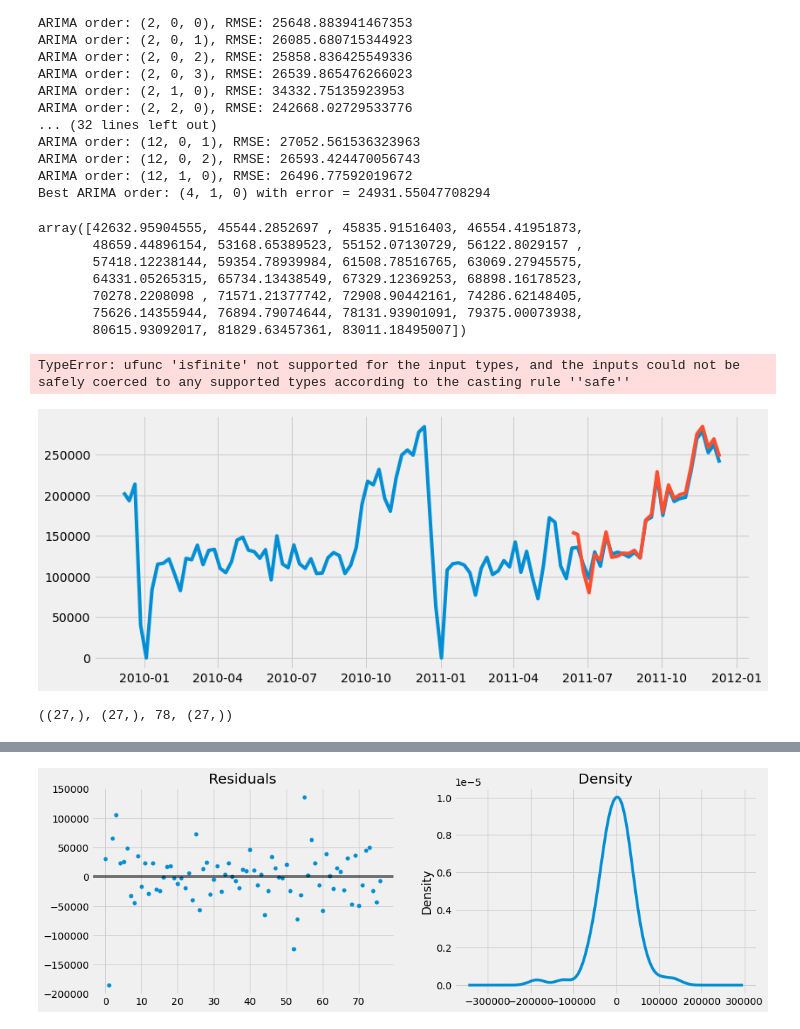
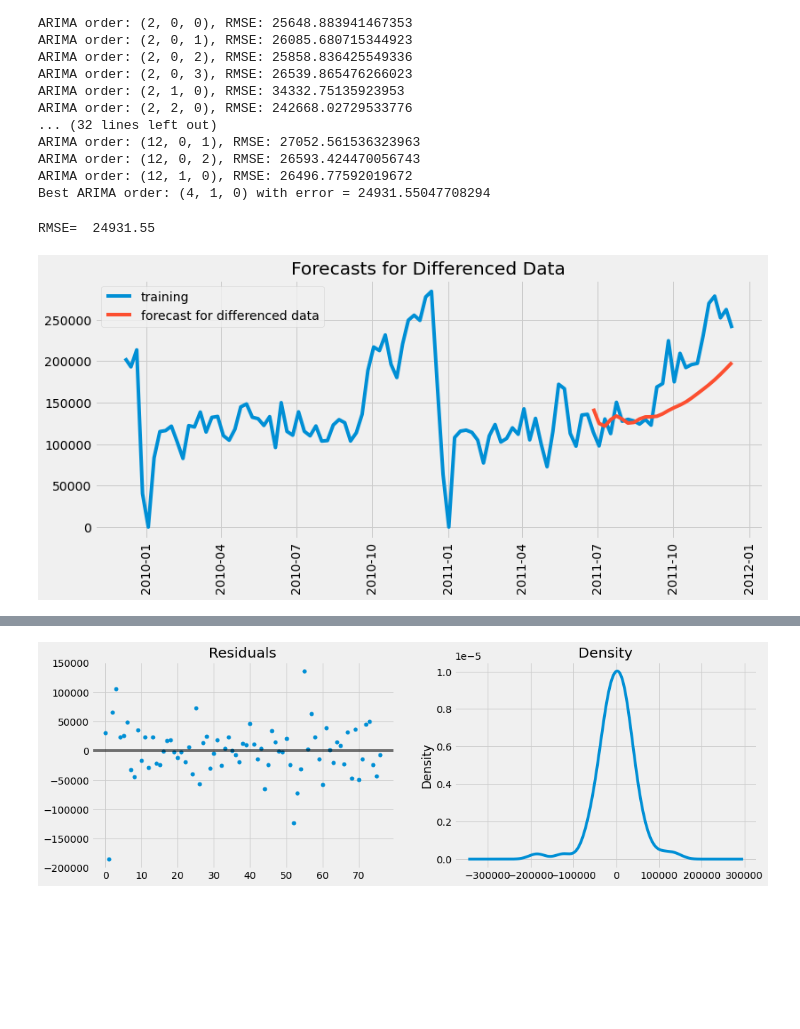
Before and after one commit to rime11/springboard, a Jupyter notebook: capstone_3/data modeling/data_modeling.ipynb, the cells around one changed output, grey strips where cells are left out. Drawn from its saved outputs; the diff is of its cells as text; code cells hidden in the pictures; blank space fills up the shorter version.

```diff
--- a/capstone_3/data modeling/data_modeling.ipynb
+++ b/capstone_3/data modeling/data_modeling.ipynb
@@ -991,50 +994,47 @@ ARIMA order: (12, 0, 1), RMSE: 27052.561536323963
 ARIMA order: (12, 0, 2), RMSE: 26593.424470056743
 ARIMA order: (12, 1, 0), RMSE: 26496.77592019672
 Best ARIMA order: (4, 1, 0) with error = 24931.55047708294
-# %%
-se
-# %% [output]
-array([42632.95904555, 45544.2852697 , 45835.91516403, 46554.41951873,
-       48659.44896154, 53168.65389523, 55152.07130729, 56122.8029157 ,
-       57418.12238144, 59354.78939984, 61508.78516765, 63069.27945575,
-       64331.05265315, 65734.13438549, 67329.12369253, 68898.16178523,
-       70278.2208098 , 71571.21377742, 72908.90442161, 74286.62148405,
-       75626.14355944, 76894.79074644, 78131.93901091, 79375.00073938,
-       80615.93092017, 81829.63457361, 83011.18495007])
 # %%
 #run arima model on differnced model
 
 model = ARIMA(train_diff, order=(4,1,0))
 model_fit = model.fit()
 fc_diff,se, conf_int = model_fit.forecast(steps=len(test_diff))
+print('RMSE= ',np.sqrt(mean_squared_error(test_diff,fc_diff)).round(2))
+#reverse differencing on forcasts and confidence interval
+#if y_t+1 = yt + fc_t+1
+# y_t+2 = y_t+1 + fc_t+2 = yt + y_t+1 + fc_t+2
 
-#reverse differencing on forcasts and confidence interval
 forecast_diff=[]
-for i in range(len(test_diff)):
-    forecast_diff.append(test[i] + fc_diff[i])
+yt= test[0]+fc_diff[1]
+for i in range(2,len(fc_diff)):
+    yt = yt +fc_diff[i]
+    forecast_diff.append(yt)
 
     conf_upper=[]
     conf_lower =[]
-for i in range(len(test_diff)):
-    conf_lower.append(test[i]+conf_int[:,0][i])
-    conf_upper.append(test[i]+conf_int[:,1][i])
+conf_t_lower, conf_t_upper = test[0]-conf_int[:,0][1], test[0]+conf_int[:,1][1]
 
-forecast_diff = pd.Series(forecast_diff, index = df_sales_m.index[size_i+1:])
-conf_upper = pd.Series(conf_upper, index = df_sales_m.index[size_i+1:])
-conf_lower = pd.Series(conf_lower, index = df_sales_m.index[size_i+1:])
+for i in range(2,len(conf_int)):
+    conf_t_lower = conf_t_lower + conf_int[:,0][i]
+    conf_t_upper = conf_t_upper + conf_int[:,1][i]
+    conf_lower.append(float(conf_t_lower))
+    conf_upper.append(float(conf_t_upper))
+
+forecast_diff = pd.Series(forecast_diff, index = df_sales_m.index[size_diff:])
+conf_upper = pd.Series(conf_upper, index = df_sales_m.index[size_diff:])
+conf_lower = pd.Series(conf_lower, index = df_sales_m.index[size_diff:])
 
 
 plt.figure(figsize=(12,5))
 plt.plot(df_sales_m.Sales, label='training')
 plt.plot(forecast_diff, label='forecast for differenced data')
-plt.fill_between(conf_upper.index, conf_upper, abs(conf_lower),color='k', alpha=.15)
+
+x,y1,y2 = conf_lower.index, conf_lower, conf_upper
+#plt.fill_between(x[:3],y1[:3],y2[:3] , color='k', alpha=.15,interpolate=True)
 plt.xticks(rotation=90)
 plt.title('Forecasts for Differenced Data')
 plt.legend(loc='best');
 # %% [output]
-TypeError: ufunc 'isfinite' not supported for the input types, and the inputs could not be safely coerced to any supported types according to the casting rule ''safe''
+RMSE=  24931.55
-[figure, old version]
+[figure, new version]
-# %%
-conf_lower.shape,conf_upper.shape,size_i,forecast_diff.shape
-# %% [output]
-((27,), (27,), 78, (27,))
```
Also changed, not shown: parts of 10 cells of this notebook, 7 other files.
